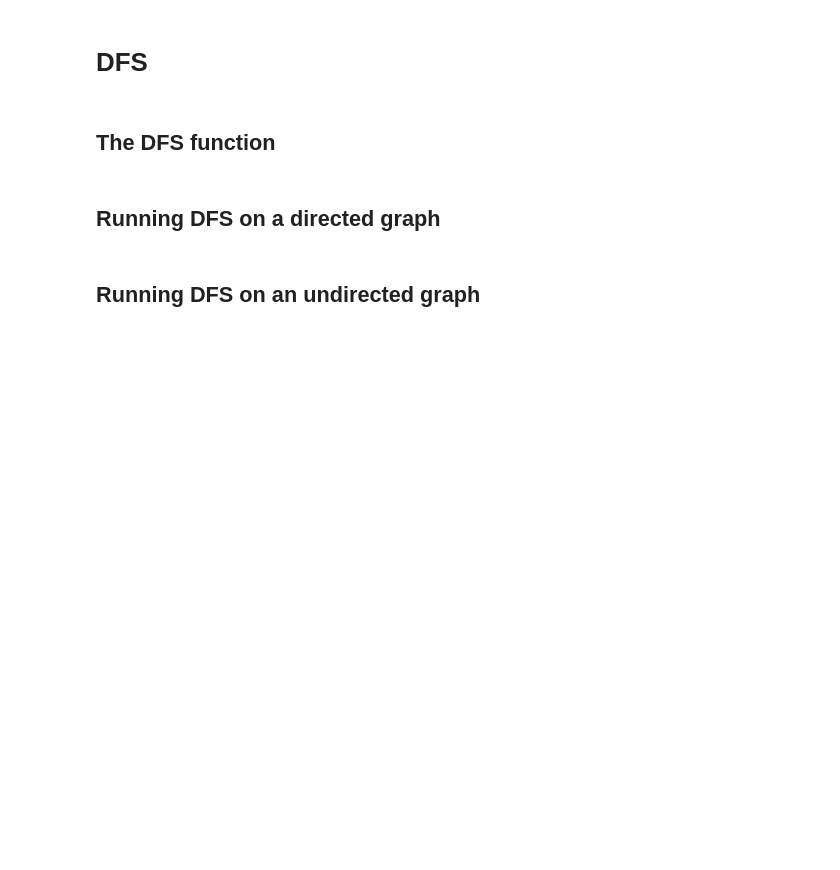
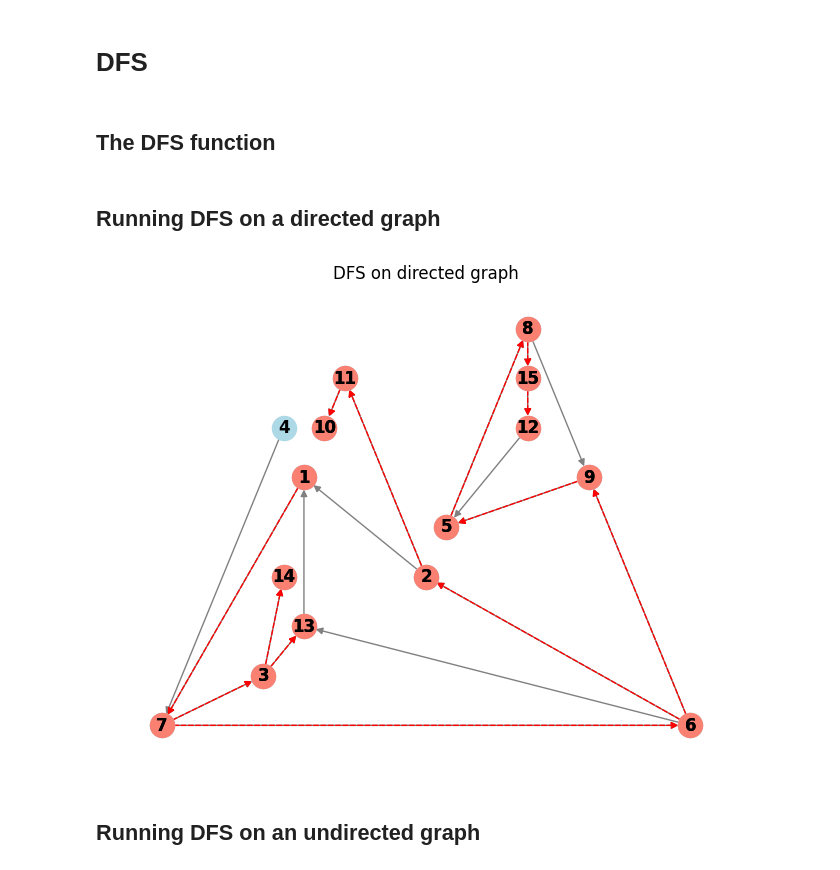
Before and after one commit to onaisali4952/Graph-Theory-Project-Semester-5, a Jupyter notebook: Project_problem_B.ipynb, the cells around one changed output. Drawn from its saved outputs; the diff is of its cells as text; code cells hidden in the pictures; blank space fills up the shorter version.

```diff
--- a/Project_problem_B.ipynb
+++ b/Project_problem_B.ipynb
@@ -35,30 +35,33 @@ def dfs_tree(graph, start):
 # %%
 # Creating a directed graph
 G = ntx.DiGraph()
 
 # Adding nodes and edges to the graph
 # Node 4 is intentionally left dead
 # Edge going from 6 to 9 is a bridge
 G.add_edges_from([(3, 14), (3, 13), (7, 3), (13, 1), (6, 13), (7, 6),
                   (1, 7), (4, 7), (6, 9), (2, 1), (6, 2), (2, 11), (11, 10),
                   (9, 5), (12, 5), (8, 9), (5, 8), (8, 15), (15, 12)])
 
 # Set start node as wished and run DFS function to obtain the edge set for DFS tree
 start_node = 1
 dfs_tree_edges = dfs_tree(G, start_node)
 
 # Creating the DFS graph with obtained edge set
 dfs_tree_graph = ntx.DiGraph(list(dfs_tree_edges.keys()))
 
 # Planar layout used to create a graph that will easily convey information
 pos = ntx.planar_layout(G)
 
 # Both the original and DFS versions of the graph are displayed to show the
 # DFS tree in contrast to the original graph it was performed on
 ntx.draw(G, pos, with_labels=True, font_weight='bold', node_color='lightblue', edge_color='gray')
 ntx.draw(dfs_tree_graph, pos, with_labels=True, font_weight='bold', node_color='salmon', edge_color='red', style='dashed')
 
+plt.title("DFS on directed graph")
 plt.show()
+# %% [output]
+[figure, added]
 # %% [markdown]
 ## Running DFS on an undirected graph
 # %%
```
Also changed, not shown: parts of 10 cells of this notebook.
